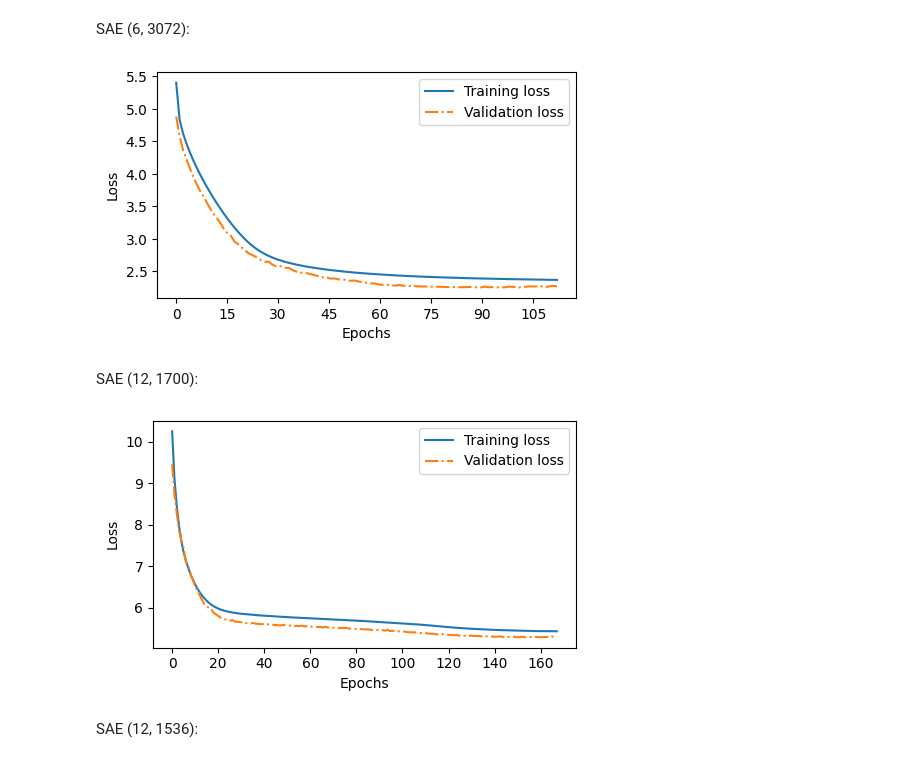
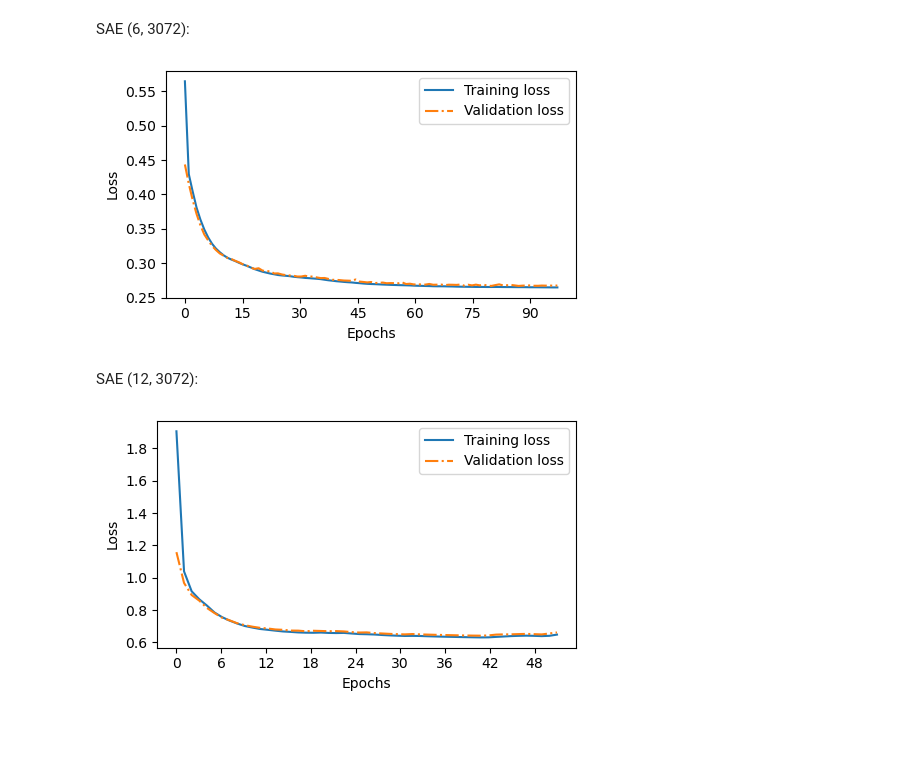
Before and after one commit to iug-htw/GPTAndPrejudice, a Jupyter notebook: loss_plotter.ipynb, the cells around one changed output. Cells and saved outputs as stored; diff of their text form; code cells hidden in the pictures; blank space fills up the shorter version.

```diff
--- a/loss_plotter.ipynb
+++ b/loss_plotter.ipynb
@@ -56,22 +46,20 @@ plot_losses(epochs_tensor, [], sae_train_losses, sae_val_losses)
 # %% [markdown]
 SAE (6, 3072):
 # %%
-num_epochs = 112
-sae_train_losses, sae_val_losses, sae_track_tokens_seen = load_losses("losses_sae_6_exp_1.json")
+num_epochs = 97
+sae_train_losses, sae_val_losses, sae_track_tokens_seen = load_losses("sae_model_6_3072_losses.json")
 
 epochs_tensor = torch.linspace(0, num_epochs, len(sae_train_losses))
 plot_losses(epochs_tensor, [], sae_train_losses, sae_val_losses)
 # %% [output]
-[figure, old version]
+[figure, new version]
 # %% [markdown]
-SAE (12, 1700):
+SAE (12, 3072):
 # %%
-num_epochs = 167
-sae_train_losses, sae_val_losses, sae_track_tokens_seen = load_losses("losses_sae_12_exp_1.json")
+num_epochs = 51
+sae_train_losses, sae_val_losses, sae_track_tokens_seen = load_losses("sae_model_12_3072_losses.json")
 
 epochs_tensor = torch.linspace(0, num_epochs, len(sae_train_losses))
 plot_losses(epochs_tensor, [], sae_train_losses, sae_val_losses)
 # %% [output]
-[figure, old version]
+[figure, new version]
-# %% [markdown]
-SAE (12, 1536):
```
Also changed, not shown: parts of 7 cells of this notebook, 10 other files.
